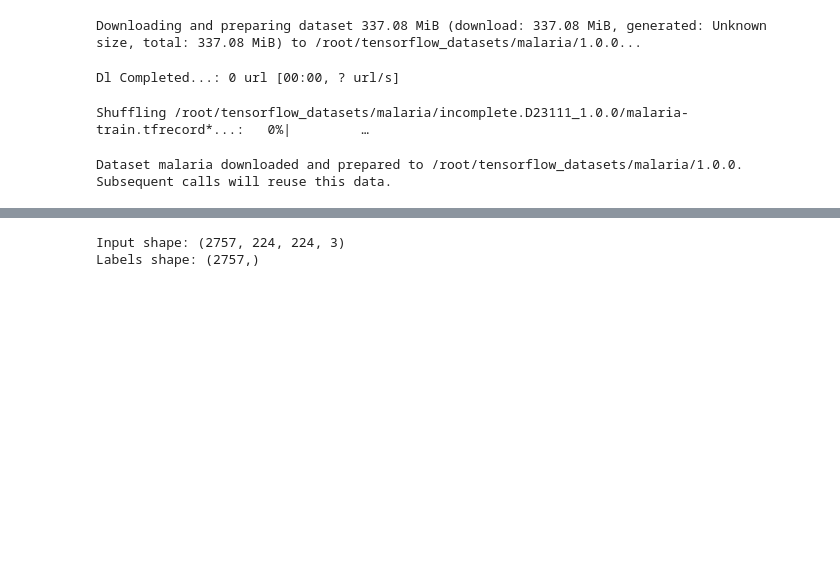
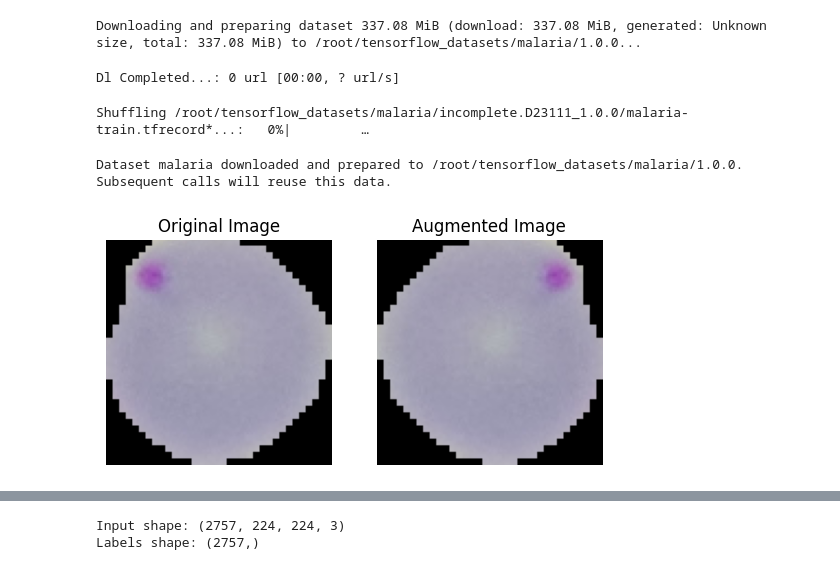
Before and after one commit to yeabwang/malaria-diagnosis, a Jupyter notebook: Malaria_diagnosis.ipynb, the cells around one changed output, grey strips where cells are left out. Saved outputs shown, nothing was run; the diff lists cells and outputs as text; code cells hidden in the pictures; blank space fills up the shorter version.

```diff
--- a/Malaria_diagnosis.ipynb
+++ b/Malaria_diagnosis.ipynb
@@ -46,3 +46,16 @@ test_ratio = 0.1
 
 train_dataset,val_dataset,test_dataset = split_dataset(dataset[0],train_ratio,val_ratio,test_ratio)
 # print(list(train_dataset.take(1).as_numpy_iterator())), list(val_dataset.take(1).as_numpy_iterator()), list(test_dataset.take(1).as_numpy_iterator())
+# %%
+# Data visualizer
+def visualize(original,augmented):
+  fig = plt.figure()
+  plt.subplot(1,2,1)
+  plt.title('Original Image')
+  plt.imshow(original)
+  plt.axis('off')
+
+  plt.subplot(1,2,2)
+  plt.title('Augmented Image')
+  plt.axis('off')
+  plt.imshow(augmented)
@@ -48,0 +64,7 @@ train_dataset,val_dataset,test_dataset = split_dataset(dataset[0],train_ratio,va
+# %%
+# Flipping left to right
+flipped_img = tf.image.flip_left_right(original_img)
+
+visualize(original_img,flipped_img)
+# %% [output]
+[figure, added]
```
Also changed, not shown: parts of 23 cells of this notebook.
